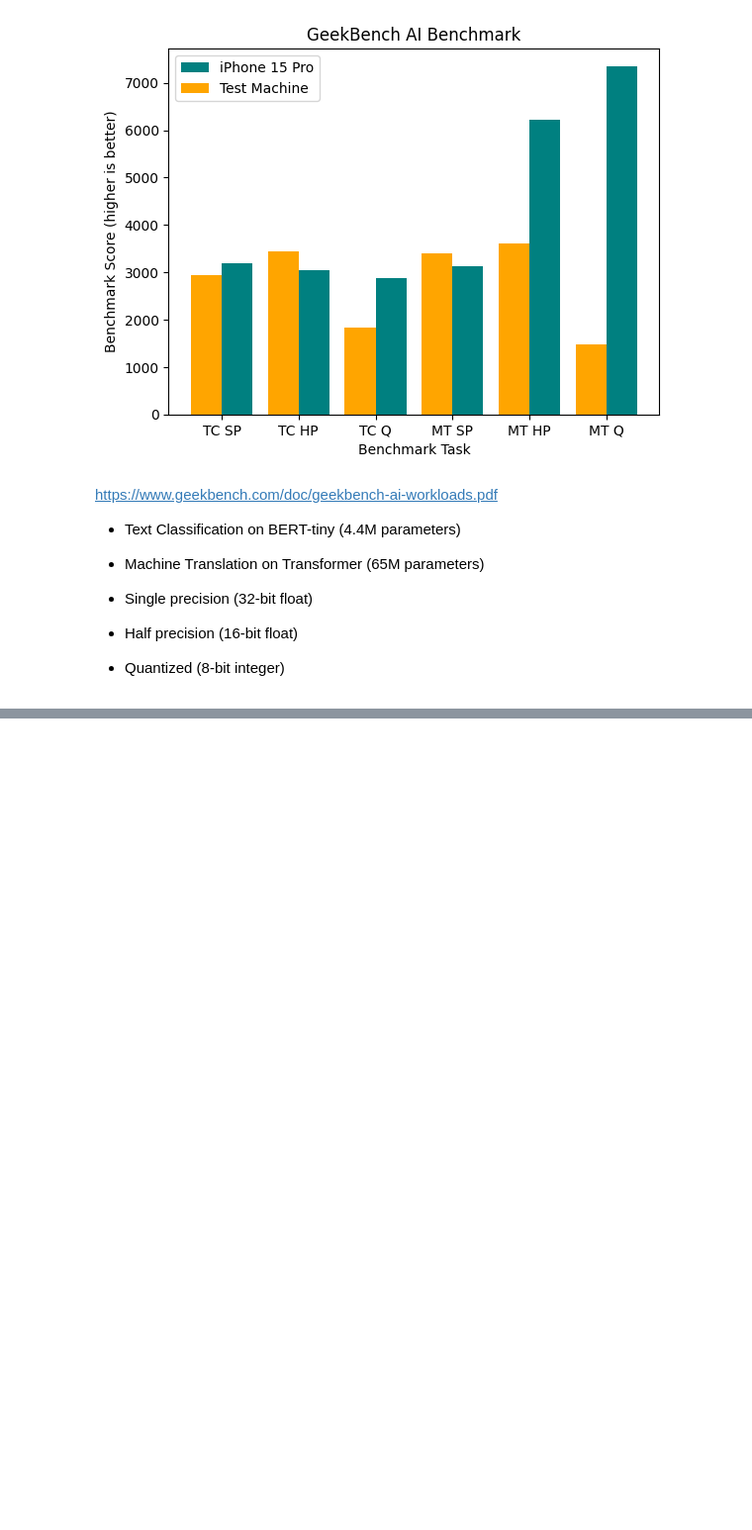
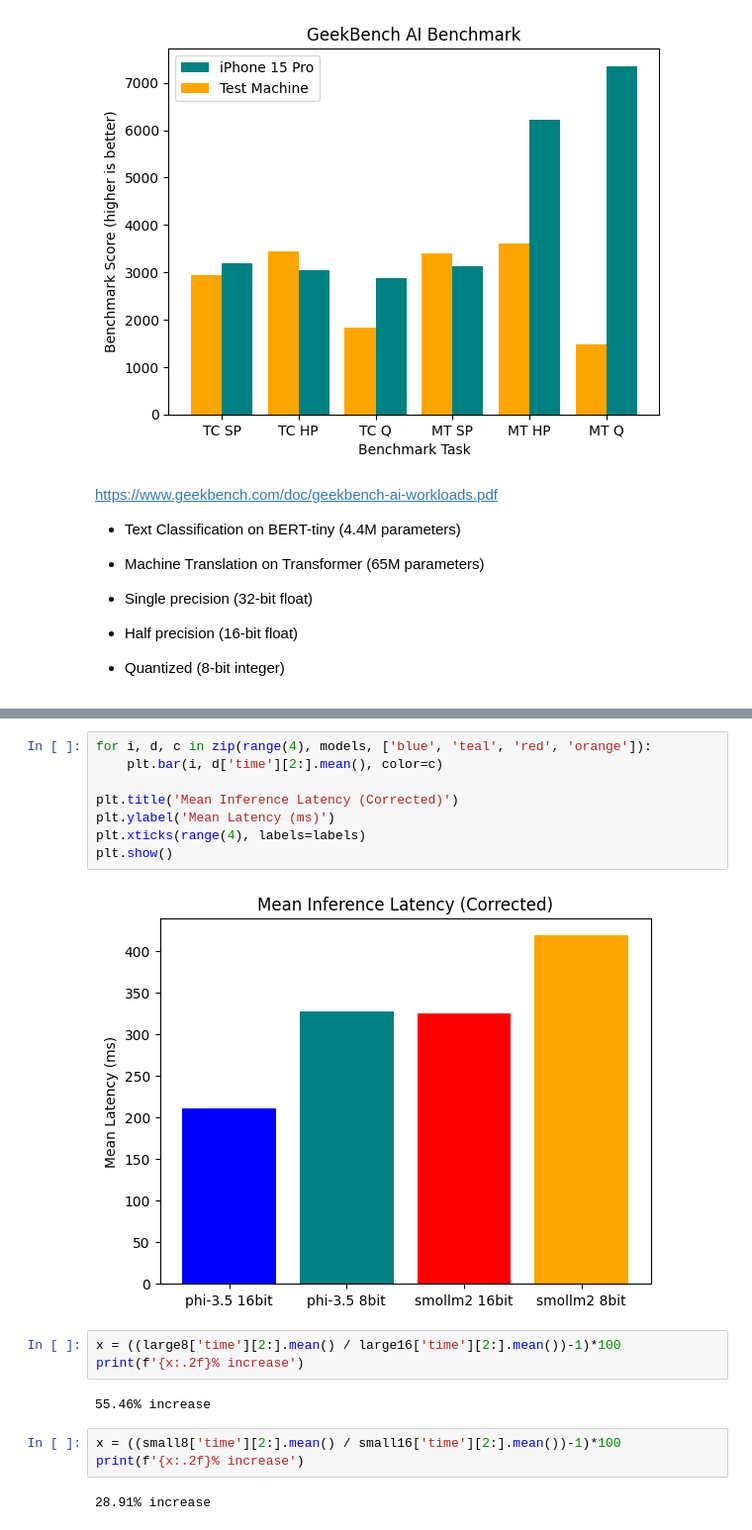
Before and after one commit to crhexa/nohpac, a Jupyter notebook: python/analytics.ipynb, the cells around one changed output, grey strips where cells are left out. Shown at 99% size. Saved outputs shown, nothing was run; the diff lists cells and outputs as text; blank space fills up the shorter version.

```diff
--- a/python/analytics.ipynb
+++ b/python/analytics.ipynb
@@ -62,0 +95,20 @@ https://www.geekbench.com/doc/geekbench-ai-workloads.pdf
+# %%
+for i, d, c in zip(range(4), models, ['blue', 'teal', 'red', 'orange']):
+    plt.bar(i, d['time'][2:].mean(), color=c)
+
+plt.title('Mean Inference Latency (Corrected)')
+plt.ylabel('Mean Latency (ms)')
+plt.xticks(range(4), labels=labels)
+plt.show()
+# %% [output]
+[figure, added]
+# %%
+x = ((large8['time'][2:].mean() / large16['time'][2:].mean())-1)*100
+print(f'{x:.2f}% increase')
+# %% [output]
+55.46% increase
+# %%
+x = ((small8['time'][2:].mean() / small16['time'][2:].mean())-1)*100
+print(f'{x:.2f}% increase')
+# %% [output]
+28.91% increase
```
Also changed, not shown: parts of 5 cells of this notebook, 7 other files.
